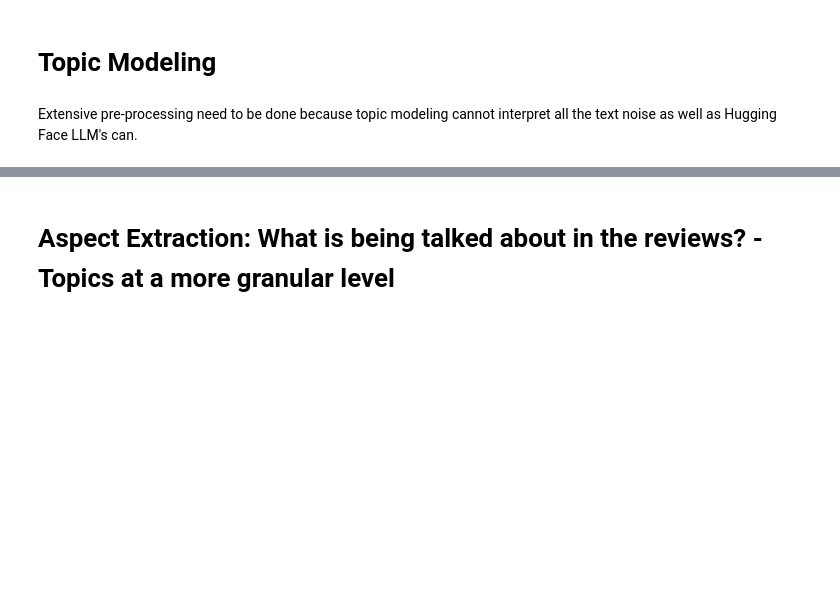
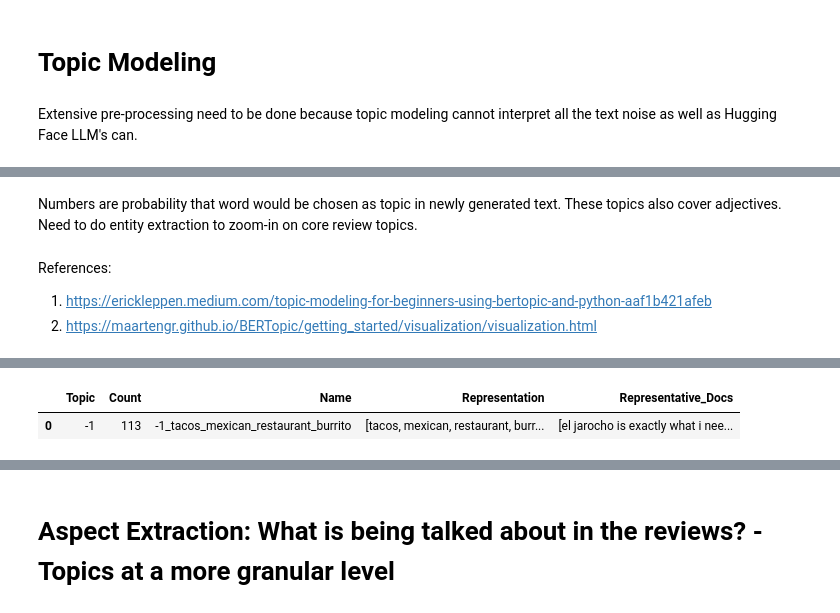
Before and after one commit to mindyng/2024-Business-Projects, a Jupyter notebook: yelp-reviews-analysis.ipynb, the cells around one changed output, grey strips where cells are left out. Saved outputs shown, nothing was run; the diff lists cells and outputs as text; code cells hidden in the pictures; blank space fills up the shorter version.

```diff
--- a/yelp-reviews-analysis.ipynb
+++ b/yelp-reviews-analysis.ipynb
@@ -1286,0 +1329,44 @@ plt.show();
+# %% [markdown]
+Numbers are probability that word would be chosen as topic in newly generated text.
+These topics also cover adjectives. Need to do entity extraction to zoom-in on core review topics.
+# %% [markdown]
+References:
+1. https://erickleppen.medium.com/topic-modeling-for-beginners-using-bertopic-and-python-aaf1b421afeb
+1. https://maartengr.github.io/BERTopic/getting_started/visualization/visualization.html
+# %%
+# Trying BERTopic
+
+docs = test6['clean_text2']
+
+# Step 1 - Extract embeddings
+embedding_model = SentenceTransformer("all-MiniLM-L6-v2")
+
+# Step 2 - Reduce dimensionality
+umap_model = UMAP(n_neighbors=15, n_components=5, min_dist=0.0, metric='cosine')
+
+# Step 3 - Cluster reduced embeddings
+hdbscan_model = HDBSCAN(min_cluster_size=15, metric='euclidean', cluster_selection_method='eom', prediction_data=True)
+
+# Step 4 - Tokenize topics
+vectorizer_model = CountVectorizer(stop_words="english")
+
+# Step 5 - Create topic representation
+ctfidf_model = ClassTfidfTransformer()
+
+# All steps together
+
+representation_model = MaximalMarginalRelevance(diversity=0.5)
+topic_model = BERTopic(
+  embedding_model=embedding_model,    # Step 1 - Extract embeddings
+  umap_model=umap_model,              # Step 2 - Reduce dimensionality
+  hdbscan_model=hdbscan_model,        # Step 3 - Cluster reduced embeddings
+  vectorizer_model=vectorizer_model,  # Step 4 - Tokenize topics
+  ctfidf_model=ctfidf_model,          # Step 5 - Extract topic words                     # Diversify topic words
+  calculate_probabilities=True,
+  verbose=True,
+  representation_model=representation_model
+)
+
+topics, probs = topic_model.fit_transform(docs)
+topic_model.get_topic_info()
+# %% [output]
@@ -1286,0 +1381,2 @@ plt.show();
+|  | Topic | Count | Name | Representation | Representative_Docs |
+| 0 | -1 | 113 | -1_tacos_mexican_restaurant_burrito | [tacos, mexican, restaurant, burr... | [el jarocho is exactly what i nee... |
```
Also changed, not shown: parts of 53 cells of this notebook.
